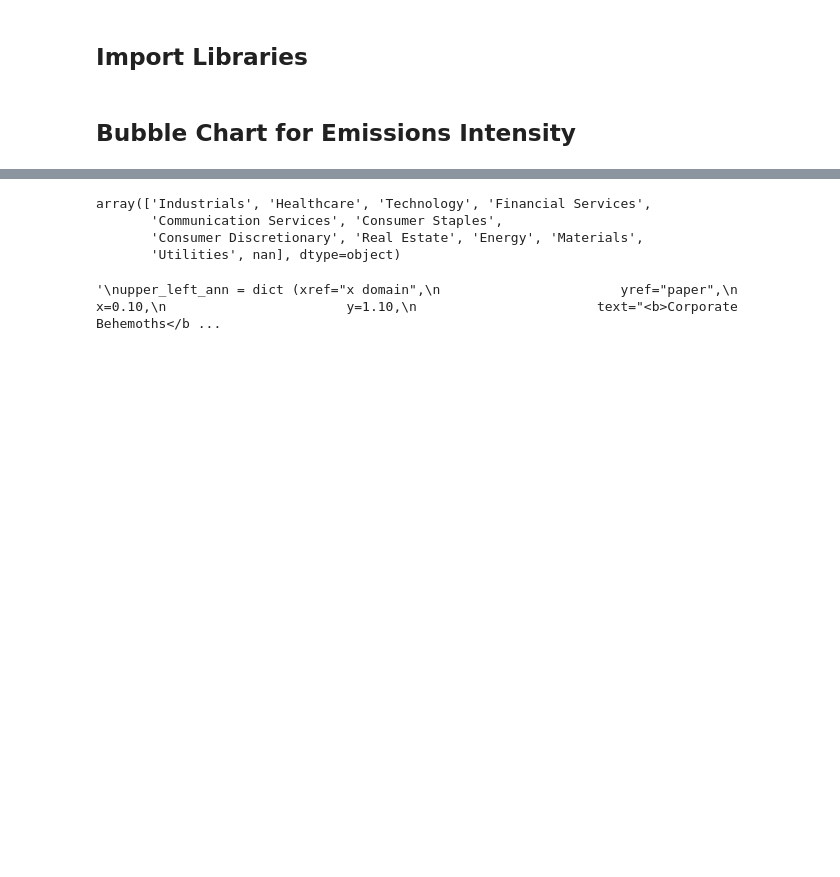
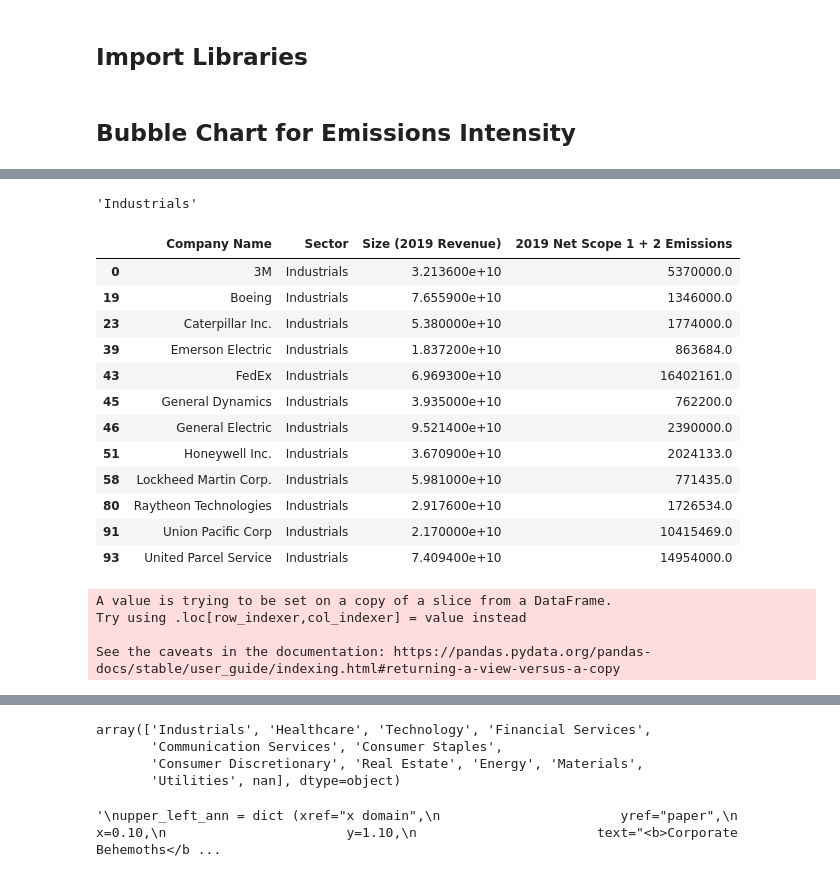
Before and after one commit to VinBots/django_project, a Jupyter notebook: charts/chart_gen_bubble.ipynb, the cells around one changed output, grey strips where cells are left out. Saved outputs shown, nothing was run; the diff lists cells and outputs as text; code cells hidden in the pictures; blank space fills up the shorter version.

```diff
--- a/charts/chart_gen_bubble.ipynb
+++ b/charts/chart_gen_bubble.ipynb
@@ -23,9 +39,34 @@ all_data = pd.read_excel(XLSX_PATH, engine = 'openpyxl', usecols = COLS_TO_USE)
 # %%
-sector = all_data[all_data['Company Name']==corp_name].Sector[0]
+sector = all_data[all_data['Company Name']==corp_name]['Sector'].iloc[0]
+# %%
+sector
+# %% [output]
+'Industrials'
 # %%
 all_data = all_data[all_data['Sector']==sector]
+# %%
+all_data
+# %% [output]
+|  | Company Name | Sector | Size (2019 Revenue) | 2019 Net Scope 1 + 2 Emissions |
+| 0 | 3M | Industrials | 3.213600e+10 | 5370000.0 |
+| 19 | Boeing | Industrials | 7.655900e+10 | 1346000.0 |
+| 23 | Caterpillar Inc. | Industrials | 5.380000e+10 | 1774000.0 |
+| 39 | Emerson Electric | Industrials | 1.837200e+10 | 863684.0 |
+| 43 | FedEx | Industrials | 6.969300e+10 | 16402161.0 |
+| 45 | General Dynamics | Industrials | 3.935000e+10 | 762200.0 |
+| 46 | General Electric | Industrials | 9.521400e+10 | 2390000.0 |
+| 51 | Honeywell Inc. | Industrials | 3.670900e+10 | 2024133.0 |
+| 58 | Lockheed Martin Corp. | Industrials | 5.981000e+10 | 771435.0 |
+| 80 | Raytheon Technologies | Industrials | 2.917600e+10 | 1726534.0 |
+| 91 | Union Pacific Corp | Industrials | 2.170000e+10 | 10415469.0 |
+| 93 | United Parcel Service | Industrials | 7.409400e+10 | 14954000.0 |
 # %%
 all_data["intensity"] = all_data['Size (2019 Revenue)'] /  all_data['2019 Net Scope 1 + 2 Emissions']
+# %% [output]
+A value is trying to be set on a copy of a slice from a DataFrame.
+Try using .loc[row_indexer,col_indexer] = value instead
+
+See the caveats in the documentation: https://pandas.pydata.org/pandas-docs/stable/user_guide/indexing.html#returning-a-view-versus-a-copy
 # %%
 corp_x = [all_data[all_data['Company Name']==corp_name]['2019 Net Scope 1 + 2 Emissions'][0]]
 corp_y = [all_data[all_data['Company Name']==corp_name]['Size (2019 Revenue)'][0]]
```
Also changed, not shown: parts of 3 cells of this notebook, 1 other file.
